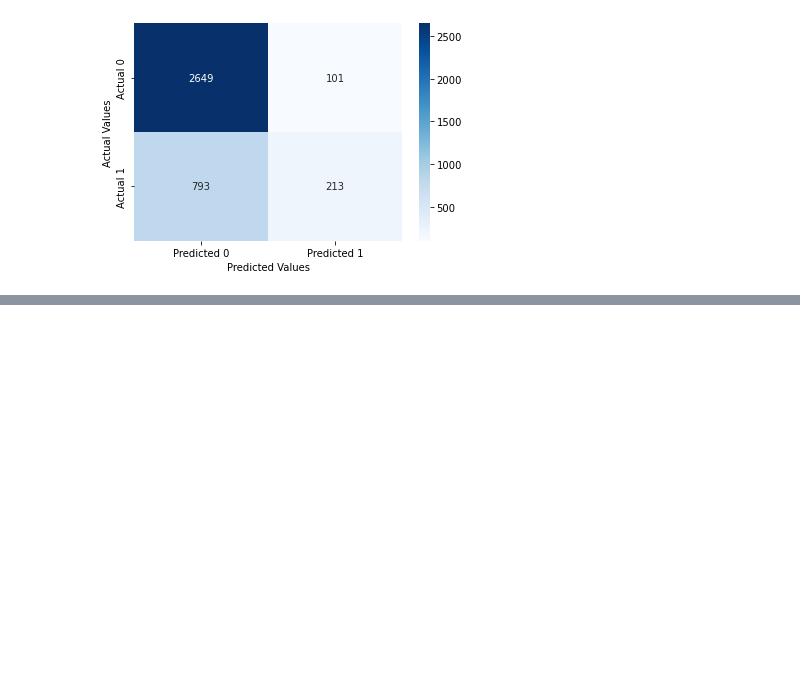
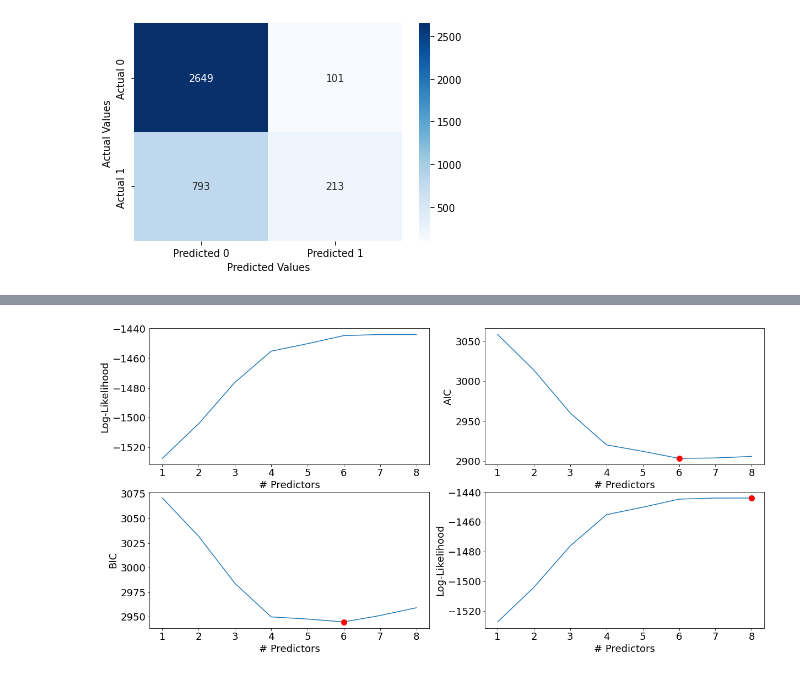
Before and after one commit to kennyeon/Too-Pullz-Project, a Jupyter notebook: classification_project.ipynb, the cells around one changed output, grey strips where cells are left out. Saved outputs shown, nothing was run; the diff lists cells and outputs as text; code cells hidden in the pictures; blank space fills up the shorter version.

```diff
--- a/classification_project.ipynb
+++ b/classification_project.ipynb
@@ -312,0 +359,98 @@ ROC-AUC = 71.0%
+# %%
+np.random.seed(2)
+
+# 75% to be training
+train = movies.sample(round(movies.shape[0]*.75))
+# drop the train data from the test df
+test = movies.drop(train.index)
+# %%
+import pandas as pd
+import numpy as np
+import statsmodels.api as sm
+import seaborn as sns
+import matplotlib.pyplot as plt
+import itertools
+import time
+
+#Creating a set of predictors from which we need to find the best subset of predictors
+X = train[['duration', 'director_facebook_likes', 'aspect_ratio', 'actors_facebook_likes', 'budget', 'facenumber_in_poster', 'country_USA', 'country_Others']]
+y = train['good_movie']
+
+#Function to develop a model based on all predictors in predictor_subset
+def processSubset(predictor_subset):
+    # Fit model on feature_set and calculate log-likelihood
+    model = sm.Logit(y, sm.add_constant(train[predictor_subset])).fit()
+    log_likelihood = model.llf
+    return {"model":model, "log_likelihood":log_likelihood}
+
+#Function to select the best model amongst all models with 'k' predictors
+def getBest_model(k):
+    tic = time.time()
+    results = []
+    for combo in itertools.combinations(X.columns, k):
+        results.append(processSubset((list(combo))))
+
+    # Wrap everything up in a dataframe
+    models = pd.DataFrame(results)
+
+    # Choose the model with the highest log-likelihood
+    best_model = models.loc[models['log_likelihood'].argmax()]
+
+    toc = time.time()
+    print("Processed", models.shape[0], "models on", k, "predictors in", (toc-tic), "seconds.")
+    return best_model
+
+#Function to select the best model amongst the best models for 'k' predictors, where k = 1,2,3,..
+models_best = pd.DataFrame(columns=["log_likelihood", "model"])
+
+tic = time.time()
+for i in range(1,1+X.shape[1]):
+    models_best.loc[i] = getBest_model(i)
+
+toc = time.time()
+print("Total elapsed time:", (toc-tic), "seconds.")
+
+def best_sub_plots():
+    plt.figure(figsize=(20,10))
+    plt.rcParams.update({'font.size': 18, 'lines.markersize': 10})
+
+    # Set up a 2x2 grid so we can look at 4 plots at once
+    plt.subplot(2, 2, 1)
+
+    # We will now plot a red dot to indicate the model with the largest adjusted R^2 statistic.
+    # The argmax() function can be used to identify the location of the maximum point of a vector
+    plt.plot(models_best["log_likelihood"])
+    plt.xlabel('# Predictors')
+    plt.ylabel('Log-Likelihood')
+
+    # We will now plot a red dot to indicate the model with the largest adjusted R^2 statistic.
+    # The argmax() function can be used to identify the location of the maximum point of a vector
+
+    aic = models_best.apply(lambda row: row[1].aic, axis=1)
+
+    plt.subplot(2, 2, 2)
+    plt.plot(aic)
+    plt.plot(1+aic.argmin(), aic.min(), "or")
+    plt.xlabel('# Predictors')
+    plt.ylabel('AIC')
+
+    bic = models_best.apply(lambda row: row[1].bic, axis=1)
+
+    plt.subplot(2, 2, 3)
+    plt.plot(bic)
+    plt.plot(1+bic.argmin(), bic.min(), "or")
+    plt.xlabel('# Predictors')
+    plt.ylabel('BIC')
+
+    llf = models_best.apply(lambda row: row[1].llf, axis=1)
+
+    plt.subplot(2, 2, 4)
+    plt.plot(llf)
+    plt.plot(1+llf.argmax(), llf.max(), "or")
+    plt.xlabel('# Predictors')
+    plt.ylabel('Log-Likelihood')
+
+    plt.show()
+
+best_sub_plots()
+# %% [output]
@@ -312,0 +474 @@ ROC-AUC = 71.0%
+[figure, added]
```
Also changed, not shown: parts of 31 cells of this notebook.
